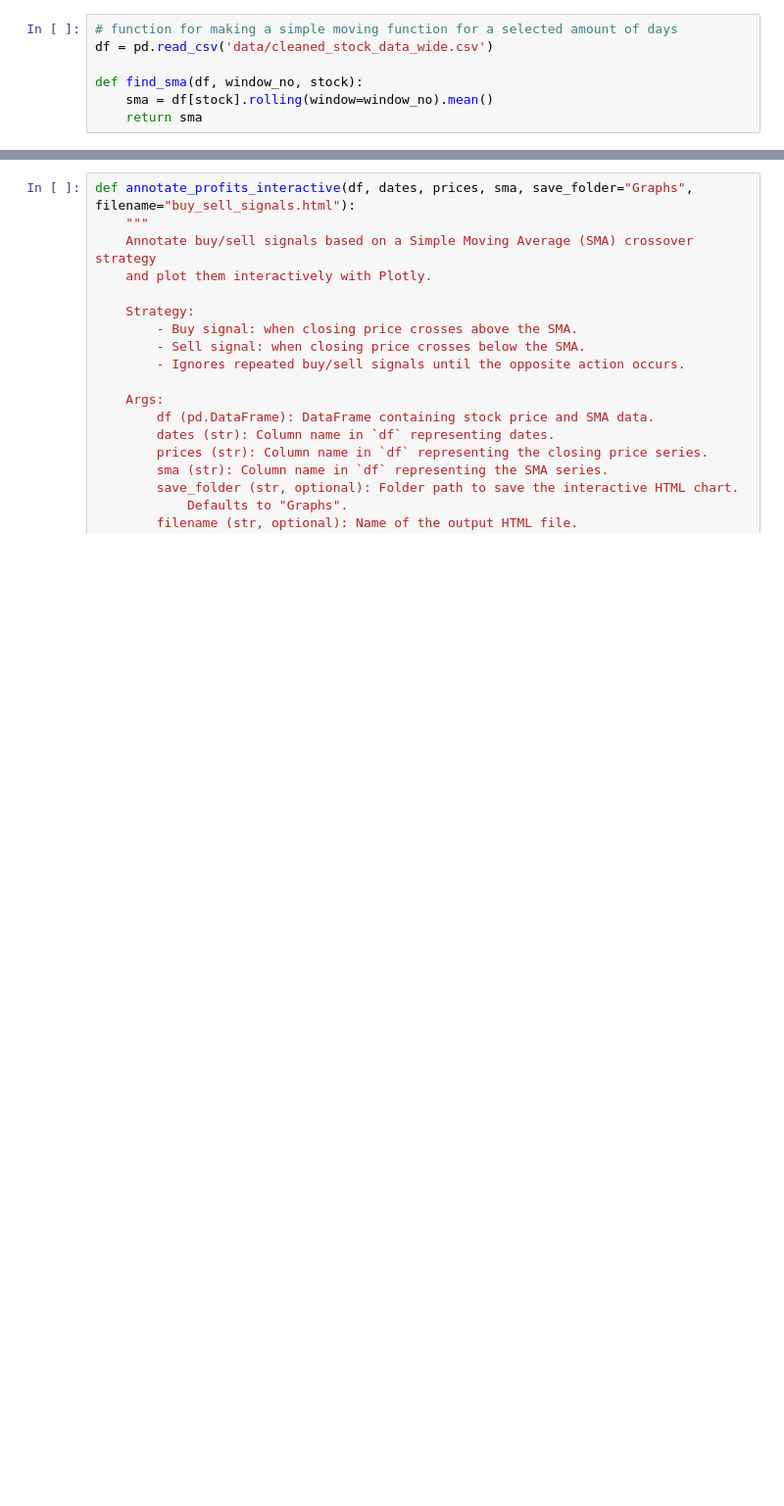
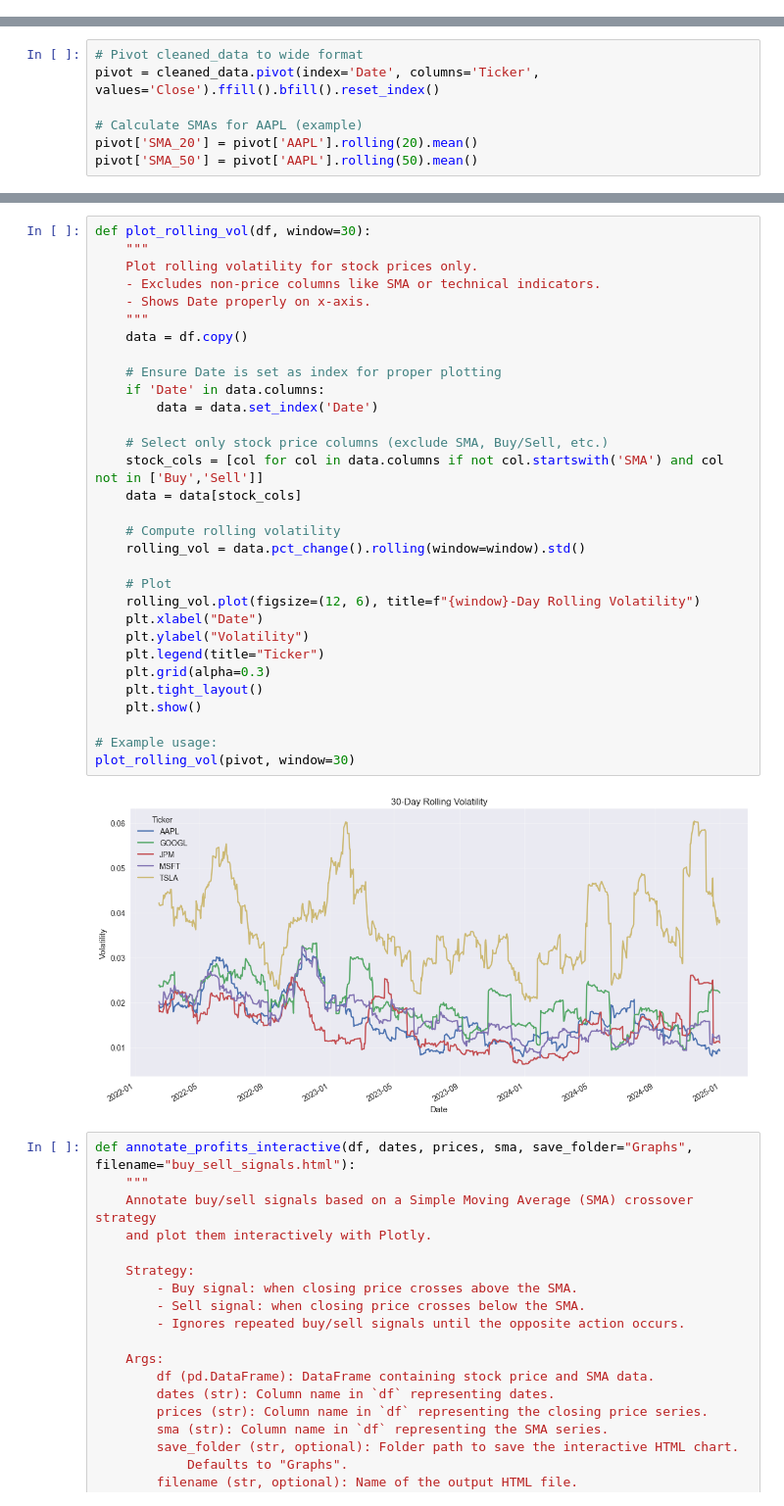
Before and after one commit to bobbob7171/Stock-Market-Trend-Analysis, a Jupyter notebook: EDA.ipynb, the cells around one changed output, grey strips where cells are left out. Shown at 98% size. Saved outputs shown, nothing was run; the diff lists cells and outputs as text; blank space fills up the shorter version.

```diff
--- a/EDA.ipynb
+++ b/EDA.ipynb
@@ -498,7 +0,0 @@ print(f"✅ Wide-format dataset saved: {CONFIG['output_wide']}")
-# %%
-# function for making a simple moving function for a selected amount of days
-df = pd.read_csv('data/cleaned_stock_data_wide.csv')
-
-def find_sma(df, window_no, stock):
-    sma = df[stock].rolling(window=window_no).mean()
-    return sma
@@ -668,0 +441,7 @@ def highlight_streaks_interactive_multi(df, dates, price_cols, save_folder="Grap
+# %%
+# Pivot cleaned_data to wide format
+pivot = cleaned_data.pivot(index='Date', columns='Ticker', values='Close').ffill().bfill().reset_index()
+
+# Calculate SMAs for AAPL (example)
+pivot['SMA_20'] = pivot['AAPL'].rolling(20).mean()
+pivot['SMA_50'] = pivot['AAPL'].rolling(50).mean()
@@ -669,3 +669,36 @@ def highlight_streaks_interactive_multi(df, dates, price_cols, save_folder="Grap
+# %%
+def plot_rolling_vol(df, window=30):
+    """
+    Plot rolling volatility for stock prices only.
+    - Excludes non-price columns like SMA or technical indicators.
+    - Shows Date properly on x-axis.
+    """
+    data = df.copy()
+
+    # Ensure Date is set as index for proper plotting
+    if 'Date' in data.columns:
+        data = data.set_index('Date')
+
+    # Select only stock price columns (exclude SMA, Buy/Sell, etc.)
+    stock_cols = [col for col in data.columns if not col.startswith('SMA') and col not in ['Buy','Sell']]
+    data = data[stock_cols]
+
+    # Compute rolling volatility
+    rolling_vol = data.pct_change().rolling(window=window).std()
+
+    # Plot
+    rolling_vol.plot(figsize=(12, 6), title=f"{window}-Day Rolling Volatility")
+    plt.xlabel("Date")
+    plt.ylabel("Volatility")
+    plt.legend(title="Ticker")
+    plt.grid(alpha=0.3)
+    plt.tight_layout()
+    plt.show()
+
+# Example usage:
+plot_rolling_vol(pivot, window=30)
+# %% [output]
+[figure, added]
 # %%
 def annotate_profits_interactive(df, dates, prices, sma, save_folder="Graphs", filename="buy_sell_signals.html"):
     """
```
Also changed, not shown: parts of 51 cells of this notebook, 18 other files.
